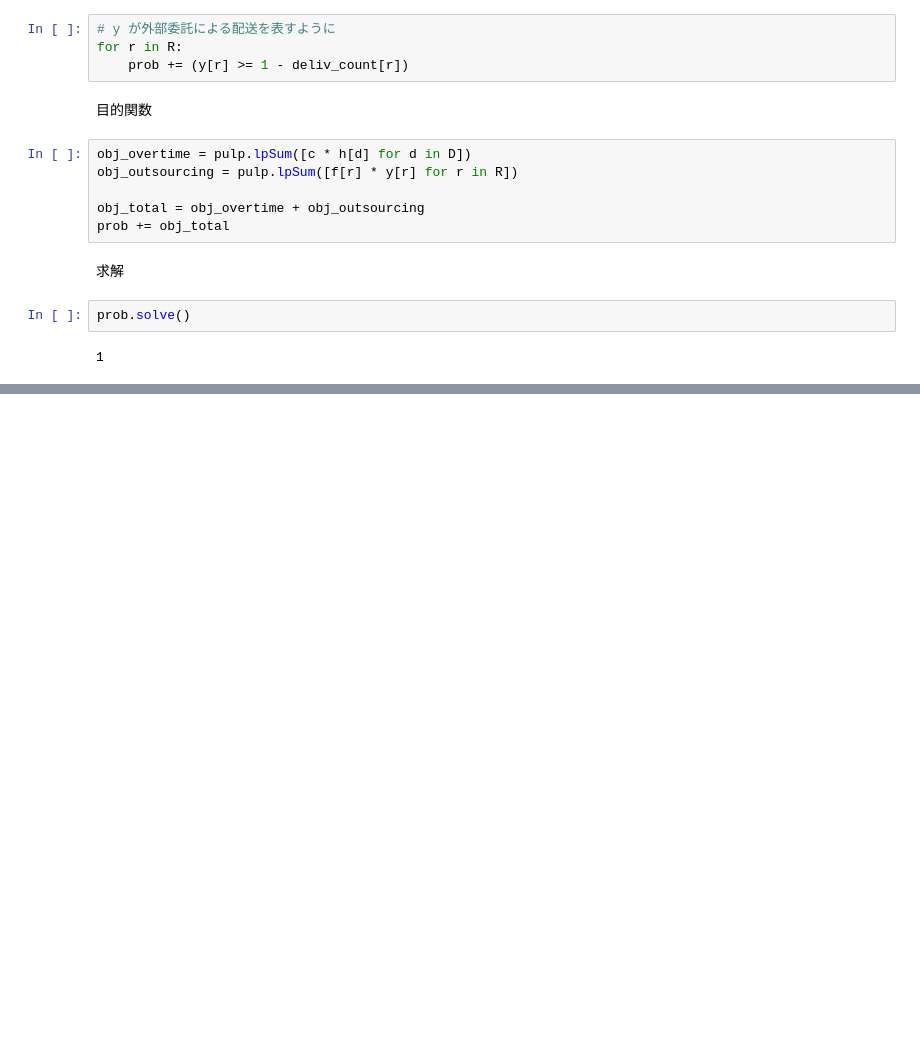
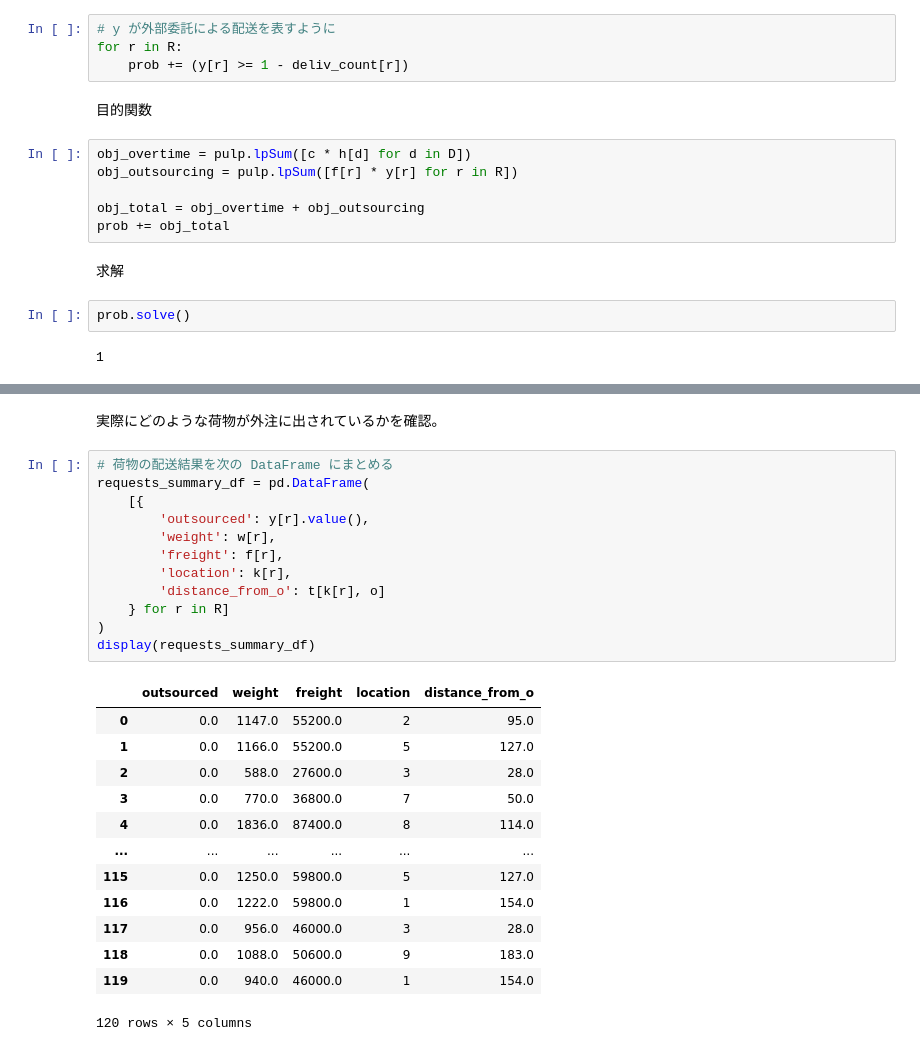
Before and after one commit to 1024xx4/py_mathematical_optimization, a Jupyter notebook: 5_routing/routing.ipynb, the cells around one changed output, grey strips where cells are left out. Saved outputs shown, nothing was run; the diff lists cells and outputs as text; blank space fills up the shorter version.

```diff
--- a/5_routing/routing.ipynb
+++ b/5_routing/routing.ipynb
@@ -375,0 +416,28 @@ prob.solve()
+# %% [markdown]
+実際にどのような荷物が外注に出されているかを確認。
+# %%
+# 荷物の配送結果を次の DataFrame にまとめる
+requests_summary_df = pd.DataFrame(
+    [{
+        'outsourced': y[r].value(),
+        'weight': w[r],
+        'freight': f[r],
+        'location': k[r],
+        'distance_from_o': t[k[r], o]
+    } for r in R]
+)
+display(requests_summary_df)
+# %% [output]
+|  | outsourced | weight | freight | location | distance_from_o |
+| 0 | 0.0 | 1147.0 | 55200.0 | 2 | 95.0 |
+| 1 | 0.0 | 1166.0 | 55200.0 | 5 | 127.0 |
+| 2 | 0.0 | 588.0 | 27600.0 | 3 | 28.0 |
+| 3 | 0.0 | 770.0 | 36800.0 | 7 | 50.0 |
+| 4 | 0.0 | 1836.0 | 87400.0 | 8 | 114.0 |
+| ... | ... | ... | ... | ... | ... |
+| 115 | 0.0 | 1250.0 | 59800.0 | 5 | 127.0 |
+| 116 | 0.0 | 1222.0 | 59800.0 | 1 | 154.0 |
+| 117 | 0.0 | 956.0 | 46000.0 | 3 | 28.0 |
+| 118 | 0.0 | 1088.0 | 50600.0 | 9 | 183.0 |
+| 119 | 0.0 | 940.0 | 46000.0 | 1 | 154.0 |
+120 rows × 5 columns
```
Also changed, not shown: parts of 6 cells of this notebook.
